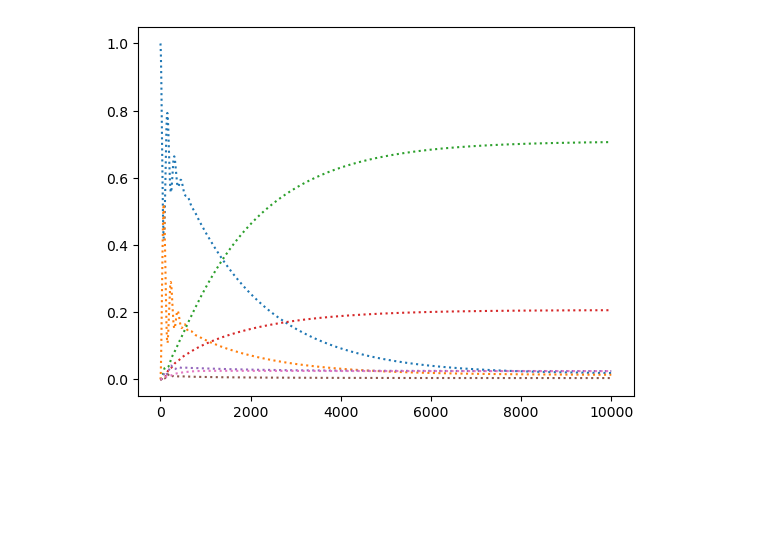
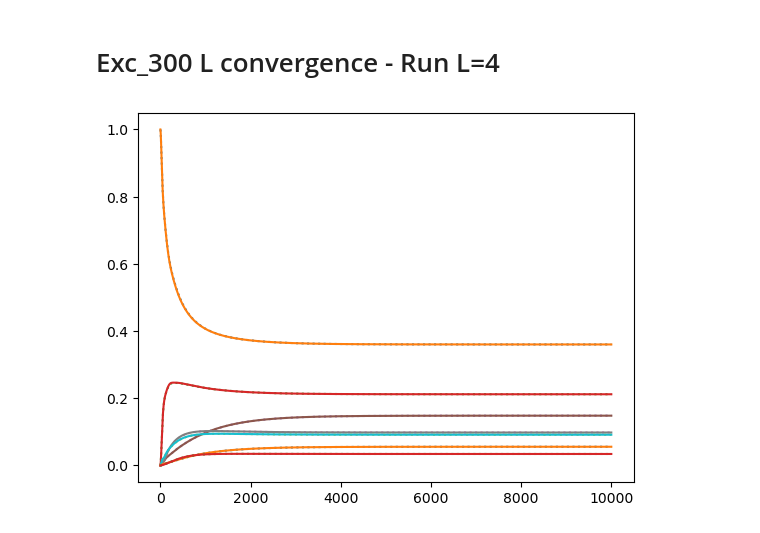
Before and after one commit to chloe-cyc/Part-II, a Jupyter notebook: HEOM/plot_file_heom.ipynb, the cells around one changed output. Cells and saved outputs as stored; diff of their text form; code cells hidden in the pictures; blank space fills up the shorter version.

Commit message:
new heom files generated

```diff
--- a/HEOM/plot_file_heom.ipynb
+++ b/HEOM/plot_file_heom.ipynb
@@ -1,14 +1,15 @@
 # %%
 import numpy as np
 import matplotlib.pyplot as plt
+# %% [markdown]
+# Exc_300 L convergence - Run L=4
 # %%
-test1 = np.loadtxt("/u/dem/kebl6911/Part-II/pop_site_tau-50_T-77_init-0_K_0_L_1.dat")
-# test2 = np.loadtxt("pop_exc_tau-50_T-300_init-0_K_0_L_1.dat")
-# test3 = np.loadtxt("pop_exc_tau-50_T-300_init-0_K_0_L_2.dat")
+test1 = np.loadtxt("/u/dem/kebl6911/Part-II/HEOM/exc_300/pop_exc_tau-50_T-300_init-0_K_0_L_4.dat")
+test2 = np.loadtxt("/u/dem/kebl6911/Part-II/HEOM/exc_300/pop_exc_tau-50_T-300_init-0_K_0_L_5.dat")
 # test4 = np.loadtxt("pop_exc_tau-50_T-300_init-0_K_0_L_4.dat")
 for i in range(1,8):
     plt.plot(test1[:,0],test1[:,i],":")
-    #plt.plot(test3[:,0],test3[:,i])
+    plt.plot(test2[:,0],test2[:,i])
 plt.show()
 # %% [output]
-[figure, old version]
+[figure, new version]
```
Also changed, not shown: parts of 4 cells of this notebook, 12 other files.
